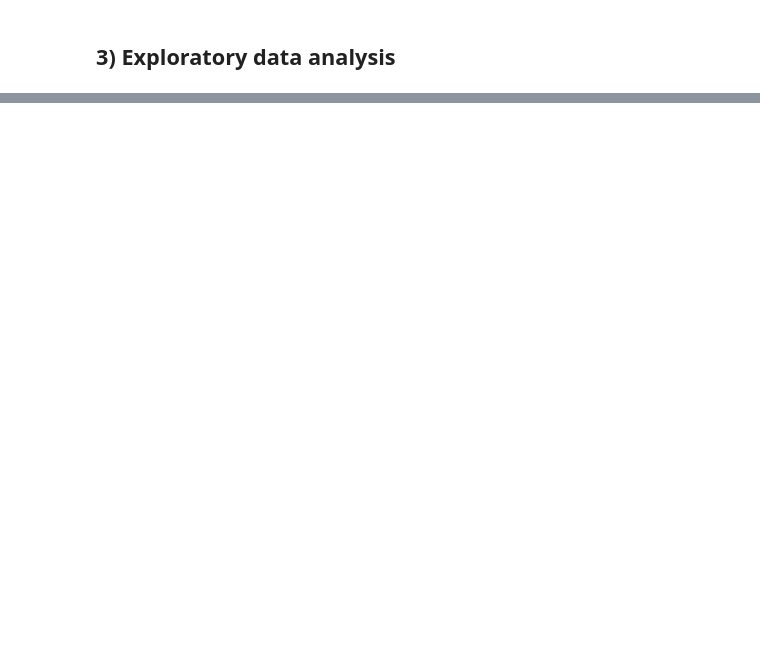
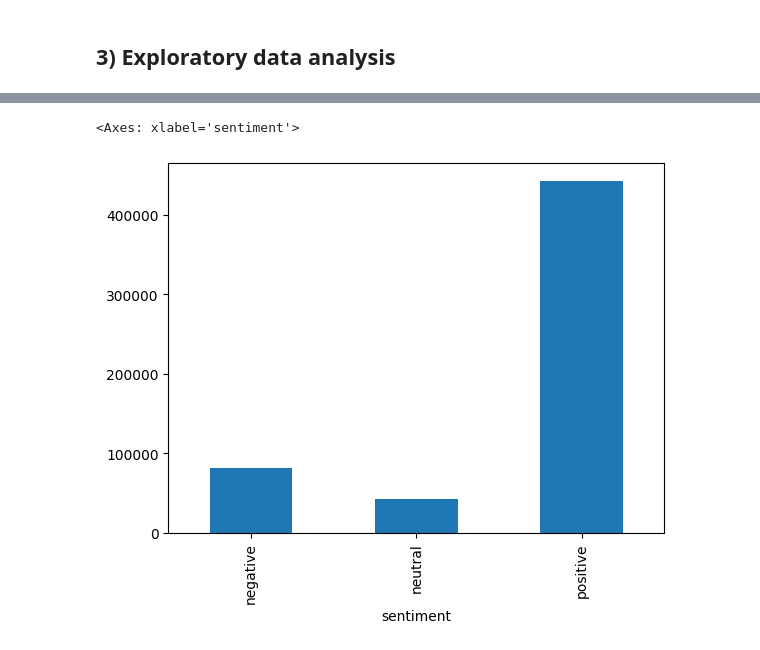
Before and after one commit to SophiaBouchama/review-analysis-teamc, a Jupyter notebook: code/preprocessing.ipynb, the cells around one changed output, grey strips where cells are left out. Saved outputs shown, nothing was run; the diff lists cells and outputs as text; code cells hidden in the pictures; blank space fills up the shorter version.

```diff
--- a/code/preprocessing.ipynb
+++ b/code/preprocessing.ipynb
@@ -235,0 +251,5 @@ The above code confirms that there are no non-english reviews but is slow to run
+# %%
+reviews.groupby(['sentiment']).size().plot.bar()
+# %% [output]
+<Axes: xlabel='sentiment'>
+[figure, added]
```
Also changed, not shown: parts of 18 cells of this notebook.
